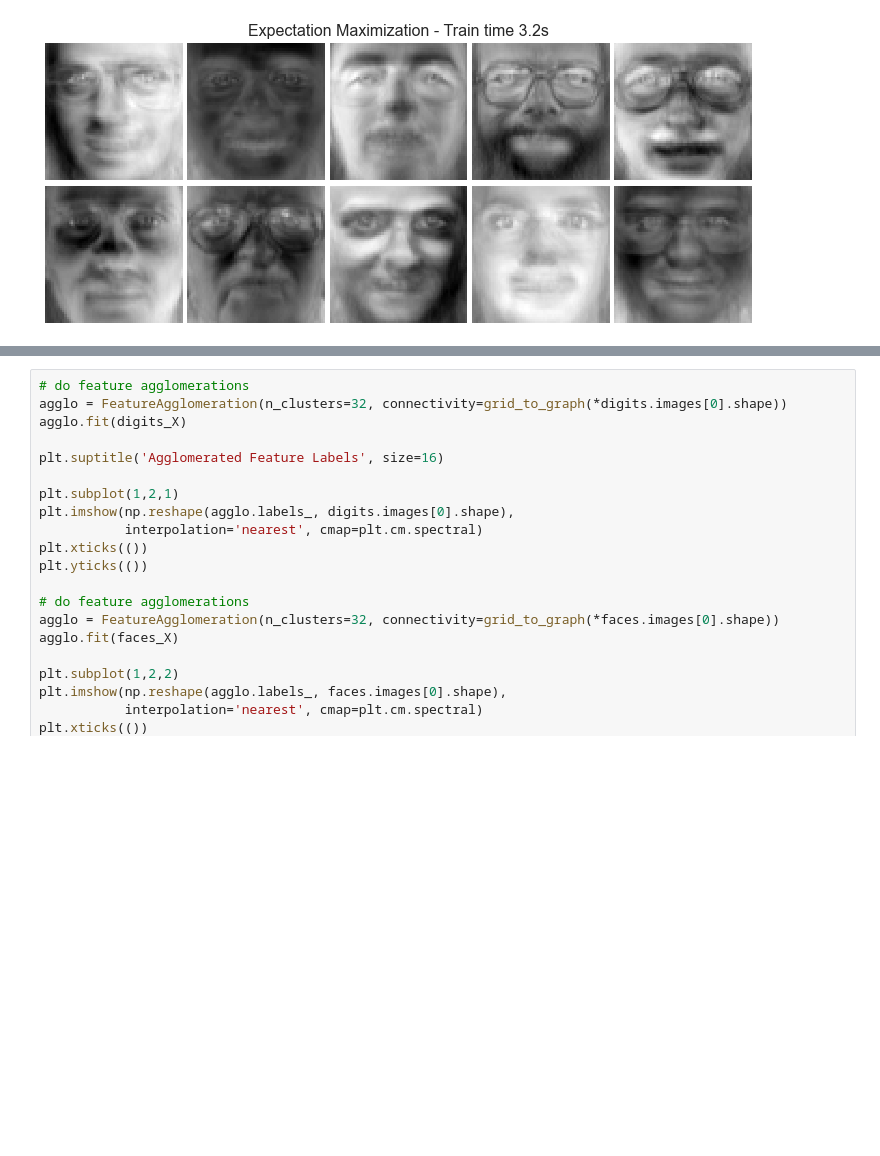
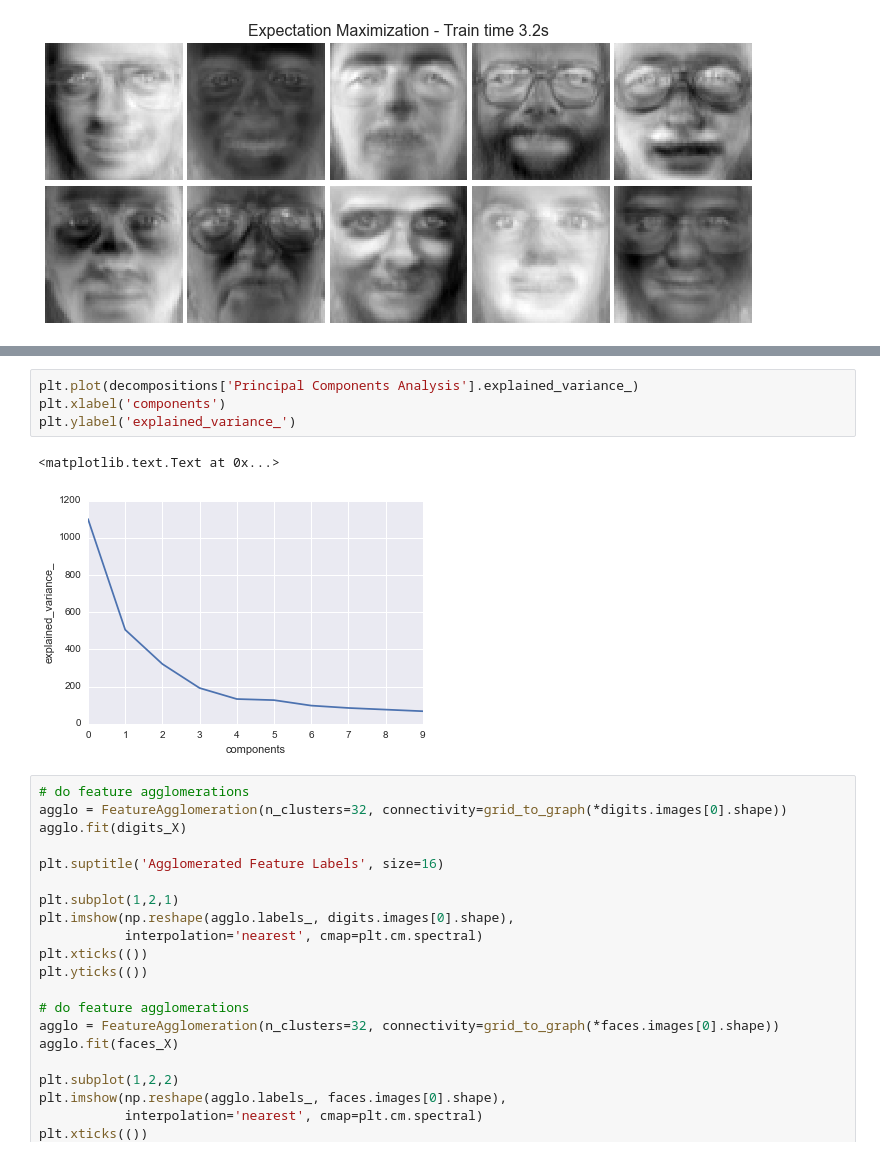
Before and after one commit to wds360/machineLearning, a Jupyter notebook: unsupervisedLearning/ul_experiments.ipynb, the cells around one changed output, grey strips where cells are left out. Saved outputs shown, nothing was run; the diff lists cells and outputs as text; blank space fills up the shorter version.

Commit message:
explained variance plots

```diff
--- a/unsupervisedLearning/ul_experiments.ipynb
+++ b/unsupervisedLearning/ul_experiments.ipynb
@@ -163,3 +152,10 @@ do_decompositions(faces_X, decompositions)
+# %%
+plt.plot(decompositions['Principal Components Analysis'].explained_variance_)
+plt.xlabel('components')
+plt.ylabel('explained_variance_')
+# %% [output]
+<matplotlib.text.Text at 0x...>
+[figure, added]
 # %%
 # do feature agglomerations
 agglo = FeatureAgglomeration(n_clusters=32, connectivity=grid_to_graph(*digits.images[0].shape))
```
Also changed, not shown: parts of 15 cells of this notebook.
